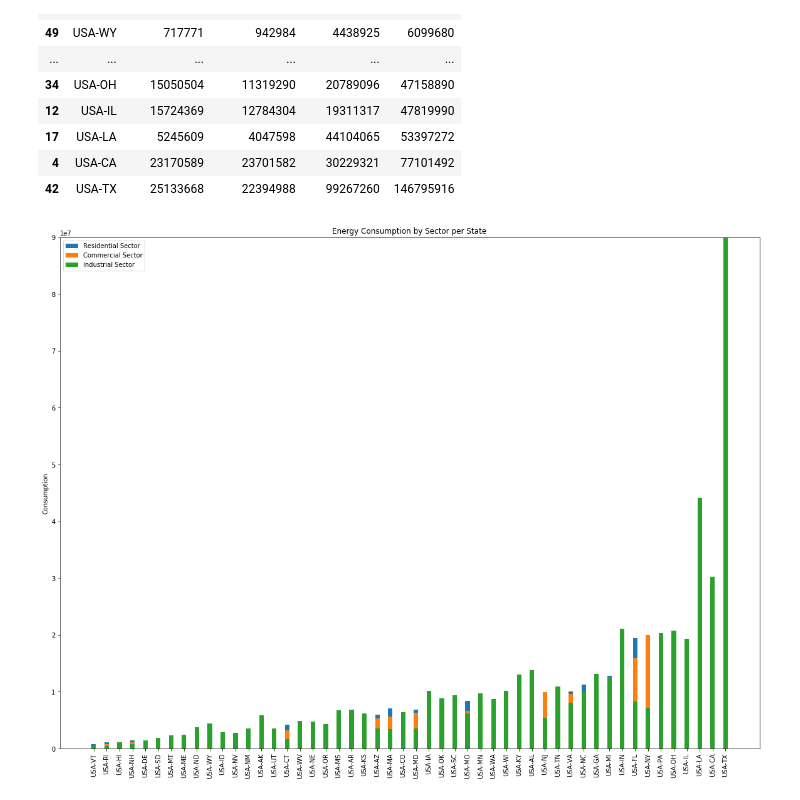
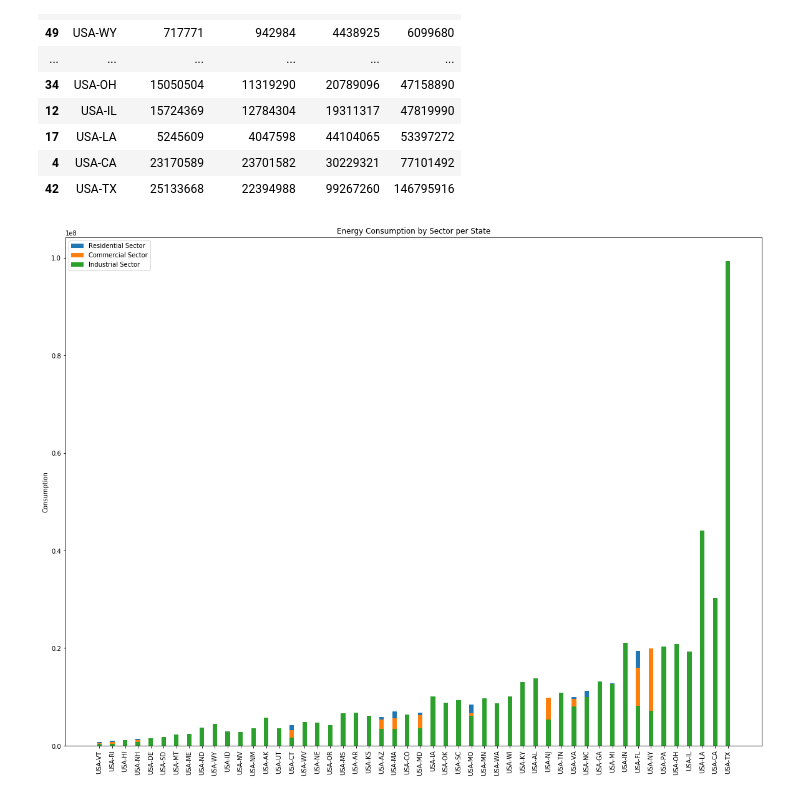
Before and after one commit to MabelDS89/Project-1, a Jupyter notebook: Combined_ResComInd_Analysis.ipynb, the cells around one changed output. Cells and saved outputs as stored; diff of their text form; code cells hidden in the pictures.

```diff
--- a/Combined_ResComInd_Analysis.ipynb
+++ b/Combined_ResComInd_Analysis.ipynb
@@ -655,20 +655,20 @@ See the caveats in the documentation: http://pandas.pydata.org/pandas-docs/stabl
 # %%
 #Create a stacked bar chart to visualize energy consumption by sector per state
 
 plt.figure(figsize=(20,15))
 
 width = 0.35       # the width of the bars: can also be len(x) sequence
 p1 = plt.bar(subtotal_df["State"], subtotal_df["SubTotal_Res"], width)
 p2 = plt.bar(subtotal_df["State"], subtotal_df["SubTotal_Com"], width)
 p3 = plt.bar(subtotal_df["State"], subtotal_df["SubTotal_Ind"], width)
 
 plt.ylabel('Consumption')
 plt.title('Energy Consumption by Sector per State')
 plt.xticks(rotation='vertical')
-plt.ylim(0,90000000)
+#plt.ylim(0,90000000)
 # plt.yticks(np.arange(0, 81, 10))
 plt.legend((p1[0], p2[0], p3[0]), ('Residential Sector', 'Commercial Sector', 'Industrial Sector' ))
 plt.savefig('Figures/Energy_Consumption_Sector_State.png')
 plt.show()
 # %% [output]
-[figure, old version]
+[figure, new version]
```
